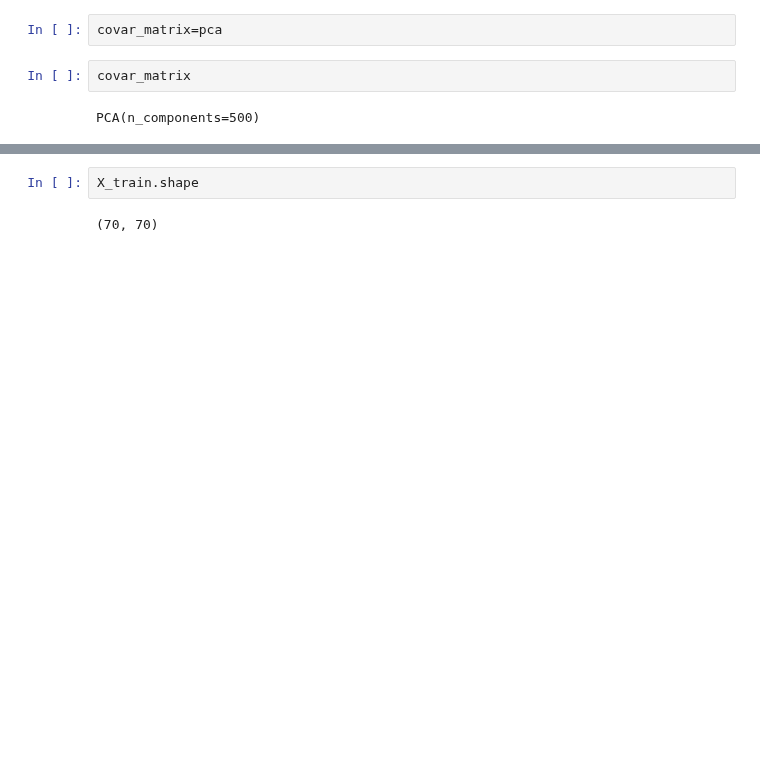
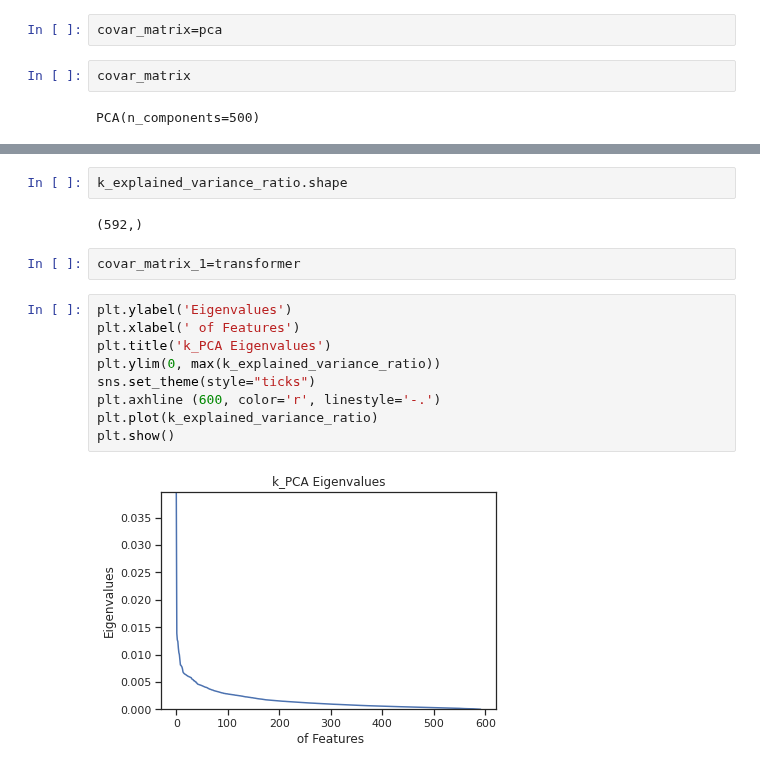
Before and after one commit to ehtisham-Fazal/ACP_KSRC, a Jupyter notebook: new_results_ACP_SRC_740_Python_.ipynb, the cells around one changed output, grey strips where cells are left out. Saved outputs shown, nothing was run; the diff lists cells and outputs as text; blank space fills up the shorter version.

```diff
--- a/new_results_ACP_SRC_740_Python_.ipynb
+++ b/new_results_ACP_SRC_740_Python_.ipynb
@@ -428,4 +472,17 @@ X_train = transformer.transform(X_train)
 # %%
-X_train.shape
+k_explained_variance_ratio.shape
 # %% [output]
-(70, 70)
+(592,)
+# %%
+covar_matrix_1=transformer
+# %%
+plt.ylabel('Eigenvalues')
+plt.xlabel(' of Features')
+plt.title('k_PCA Eigenvalues')
+plt.ylim(0, max(k_explained_variance_ratio))
+sns.set_theme(style="ticks")
+plt.axhline (600, color='r', linestyle='-.')
+plt.plot(k_explained_variance_ratio)
+plt.show()
+# %% [output]
+[figure, added]
```
Also changed, not shown: parts of 20 cells of this notebook.
